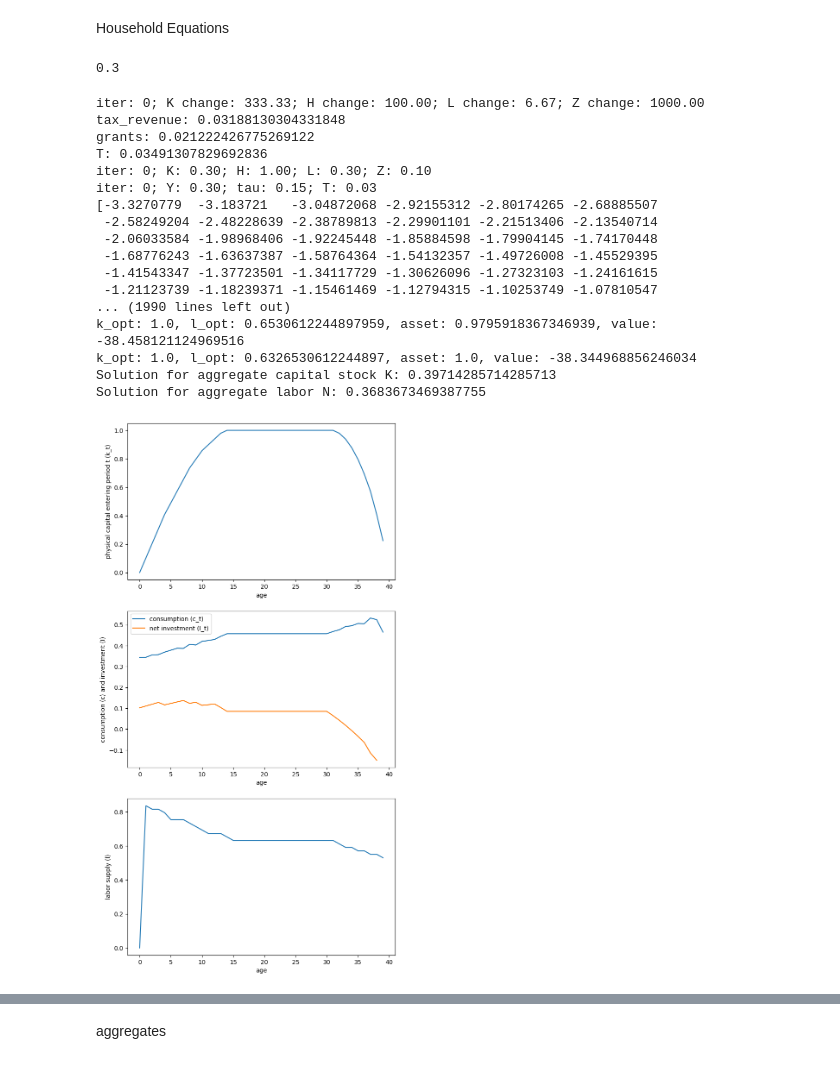
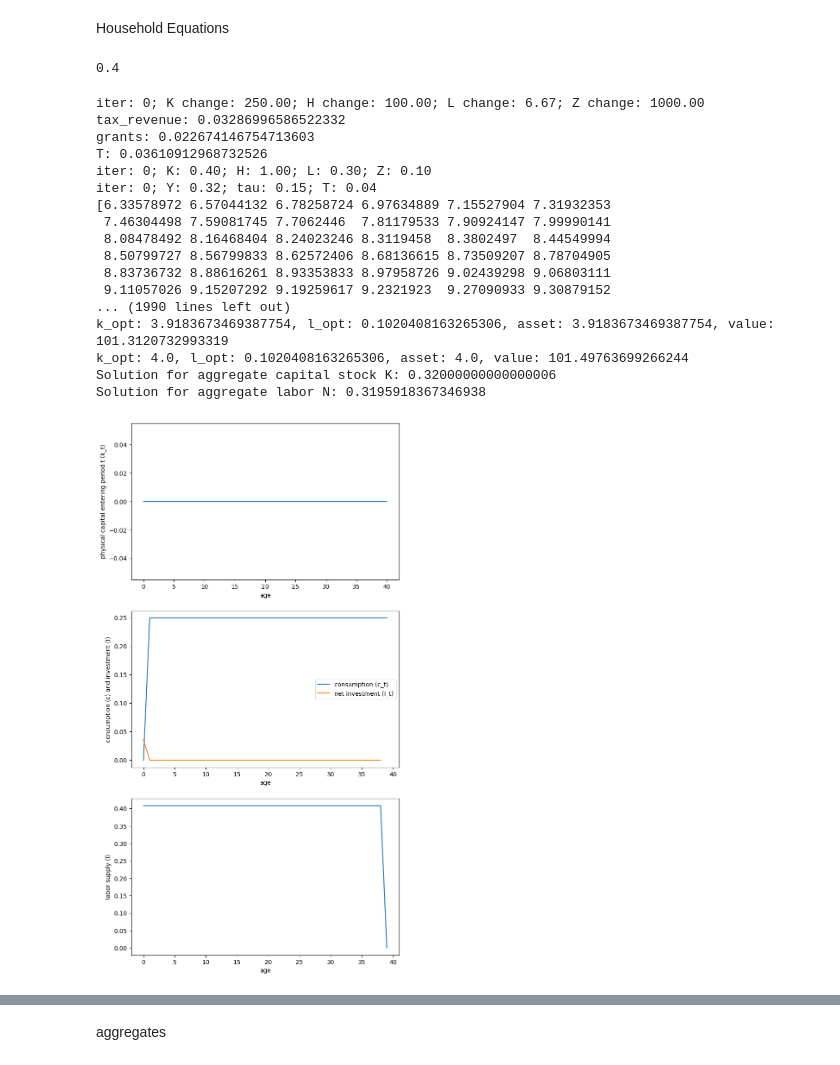
Before and after one commit to mpham8/macro-debtrelief-humancapital, a Jupyter notebook: hc-olg-model/ss_run3_v2.ipynb, the cells around one changed output, grey strips where cells are left out. Saved outputs shown, nothing was run; the diff lists cells and outputs as text; code cells hidden in the pictures.

Commit message:
working, fixed utility function params to make values pos

```diff
--- a/hc-olg-model/ss_run3_v2.ipynb
+++ b/hc-olg-model/ss_run3_v2.ipynb
@@ -24,9 +24,9 @@ log = math.log
 # %%
 # Parameters - households and firms
 beta = 0.935  # discount factor
-eta = 2.0    # coefficient of relative risk aversion
-gamma = 6
-chi = 2 #Elasticity of Labor Supply
+eta = 0.75    # coefficient of relative risk aversion
+gamma = 1 #labor disutility scaling parameter
+chi = 0.75 # curvature of preferences over leisure
 alpha = 0.33 # capital share in production
 delta = 0.1  # depreciation rate
 # omega = 0.1  # parent education time factor
@@ -69,7 +69,7 @@ nl = 50  # number of points in capital grid
 # Zmax = 10
 
 k_start = 0
-k_min, k_max = 0, 1
+k_min, k_max = 0, 4
 k_grid =  np.linspace(k_min, k_max, na)   # asset grid
 k_eps = (k_grid[1]-k_grid[0])/na    #  test for corner solution
 phi = 0.8           # updating of the aggregate capital stock K in outer loop
@@ -158,7 +158,7 @@ def utility(c, l):
   # if l == 1:
   #   return np.log(c+ small) + gamma * np.log(l)
 
-  return (c**(1-eta))/(1-eta) - gamma*((l**(1+chi))/(1+chi))
+  return (c**(1-eta))/(1-eta) + gamma*(((1-l)**(1-chi))/(1-chi))
 
 
 
@@ -192,18 +192,18 @@ Z_bar = 0.1
 L_bar = l_init #refers to guess of L in this period
 H_bar = h_init #refers to guess of H in this period
 # K_bar = ((r_init + delta)/(alpha*tfp))**(1/(alpha-1)) * (H_bar * L_bar) #new guess!
-K_bar = 0.3
+K_bar = 0.4
 L_old = L_bar + 2
 H_old = H_bar + 100
 K_old = K_bar + 100
 Z_old = Z_bar + 100
 
 h = 1
-l = 0.3
+l = l_init
 
 K_bar
 # %% [output]
-0.3
+0.4
 # %%
 class Search:
 
@@ -414,11 +414,11 @@ while iteration < max_iters - 1 and K_diff > tolerance:
 
 
     # print('checkpoint 2')
-  k_gen = np.zeros(periods)
-  l_gen = np.zeros(periods)
-  c_gen = np.zeros(periods)
-  h_gen = np.zeros(periods)
-  i_gen = np.zeros(periods)
+  k_gen = np.zeros(periods+1)
+  l_gen = np.zeros(periods+1)
+  c_gen = np.zeros(periods+1)
+  h_gen = np.zeros(periods+1)
+  i_gen = np.zeros(periods+1)
 
   k_gen[0] = k_start
   # l_gen[0] = 0.2
@@ -432,56 +432,56 @@ while iteration < max_iters - 1 and K_diff > tolerance:
     l_polate = interpolate.interp1d(k_grid, l_optimal_array[:,q], kind='cubic', fill_value='extrapolate')
     l_gen[q+1] = l_polate(k_gen[q])
 
 
     k_polate = interpolate.interp1d(k_grid, k_optimal_array[:,q], kind='cubic', fill_value='extrapolate')
     k_gen[q+1] = k_polate(k_gen[q])
     # l_gen[q+1] = l_polate(k_gen[q])
-    c_gen[q] = consumption(k_prev=k_gen[q], k=k_gen[q+1], h=h, l=l_gen[q+1], w=w, r=r, tau=tau, T=T) #CHECK THIS
-    i_gen[q] = -c_gen[q] + (1-tau)*w*h*l_gen[q+1] + (r+delta)*k_gen[q] - tau*(r+delta)*max(k_gen[q], 0) + T #CHECK THIS
+    c_gen[q+1] = consumption(k_prev=k_gen[q], k=k_gen[q+1], h=h, l=l_gen[q+1], w=w, r=r, tau=tau, T=T) #CHECK THIS
+    i_gen[q] = -c_gen[q] + (1-tau)*w*h*l_gen[q] + (r+delta)*k_gen[q-1] - tau*(r+delta)*max(k_gen[q-1], 0) + T #CHECK THIS
 
-  K_new = np.mean(k_gen)
-  L_new = np.mean(l_gen)
+  K_new = np.mean(k_gen[1:])
+  L_new = np.mean(l_gen[1:])
 
   K_bar = phi*K_old + (1-phi)*K_new
   L_bar = phi*L_old + (1-phi)*L_new
 
   Z_bar = (1-delta)*Z_old + (1-sigma_bar)*Iz
 
-  final_period_assets = (1-tau)*w*H_bar*L_bar + (1+r)*k_gen[periods-1] - tau*r*max(k_gen[periods-1], 0) + T
-  c_gen[periods-1] = final_period_assets
+  # final_period_assets = (1-tau)*w*H_bar*l_gen[periods] + (1+r)*k_gen[periods-1] - tau*r*max(k_gen[periods-1], 0) + T
+  # c_gen[periods] = final_period_assets
 
   print("Solution for aggregate capital stock K: " + str(K_bar))
   print("Solution for aggregate labor N: " + str(L_bar))
 
   fig, axes = plt.subplots(3, 1, figsize=(8, 16))
   axes[0].set_xlabel('age')
   axes[0].set_ylabel('physical capital entering period t (k_t)')
   axes[0].plot(k_gen)
   axes[1].set_xlabel('age')
   axes[1].set_ylabel('consumption (c) and investment (I)')
-  axes[1].plot(c_gen, label='consumption (c_t)')
-  axes[1].plot(i_gen[:-1], label='net investment (I_t)')
+  axes[1].plot(c_gen[:-1], label='consumption (c_t)')
+  axes[1].plot(i_gen[:-2], label='net investment (I_t)')
   axes[1].legend()
   axes[2].set_xlabel('age')
   axes[2].set_ylabel('labor supply (l)')
-  axes[2].plot(l_gen)
+  axes[2].plot(l_gen[1:])
   plt.show()
 # %% [output]
-iter: 0; K change: 333.33; H change: 100.00; L change: 6.67; Z change: 1000.00
-tax_revenue: 0.03188130304331848
-grants: 0.021222426775269122
-T: 0.03491307829692836
-iter: 0; K: 0.30; H: 1.00; L: 0.30; Z: 0.10
-iter: 0; Y: 0.30; tau: 0.15; T: 0.03
-[-3.3270779  -3.183721   -3.04872068 -2.92155312 -2.80174265 -2.68885507
- -2.58249204 -2.48228639 -2.38789813 -2.29901101 -2.21513406 -2.13540714
- -2.06033584 -1.98968406 -1.92245448 -1.85884598 -1.79904145 -1.74170448
- -1.68776243 -1.63637387 -1.58764364 -1.54132357 -1.49726008 -1.45529395
- -1.41543347 -1.37723501 -1.34117729 -1.30626096 -1.27323103 -1.24161615
- -1.21123739 -1.18239371 -1.15461469 -1.12794315 -1.10253749 -1.07810547
+iter: 0; K change: 250.00; H change: 100.00; L change: 6.67; Z change: 1000.00
+tax_revenue: 0.03286996586522332
+grants: 0.022674146754713603
+T: 0.03610912968732526
+iter: 0; K: 0.40; H: 1.00; L: 0.30; Z: 0.10
+iter: 0; Y: 0.32; tau: 0.15; T: 0.04
+[6.33578972 6.57044132 6.78258724 6.97634889 7.15527904 7.31932353
+ 7.46304498 7.59081745 7.7062446  7.81179533 7.90924147 7.99990141
+ 8.08478492 8.16468404 8.24023246 8.3119458  8.3802497  8.44549994
+ 8.50799727 8.56799833 8.62572406 8.68136615 8.73509207 8.78704905
+ 8.83736732 8.88616261 8.93353833 8.97958726 9.02439298 9.06803111
+ 9.11057026 9.15207292 9.19259617 9.2321923  9.27090933 9.30879152
 ... (1990 lines left out)
-k_opt: 1.0, l_opt: 0.6530612244897959, asset: 0.9795918367346939, value: -38.458121124969516
-k_opt: 1.0, l_opt: 0.6326530612244897, asset: 1.0, value: -38.344968856246034
-Solution for aggregate capital stock K: 0.39714285714285713
-Solution for aggregate labor N: 0.3683673469387755
+k_opt: 3.9183673469387754, l_opt: 0.1020408163265306, asset: 3.9183673469387754, value: 101.3120732993319
+k_opt: 4.0, l_opt: 0.1020408163265306, asset: 4.0, value: 101.49763699266244
+Solution for aggregate capital stock K: 0.32000000000000006
+Solution for aggregate labor N: 0.3195918367346938
-[figure, old version]
+[figure, new version]
```
Also changed, not shown: parts of 2 cells of this notebook.
